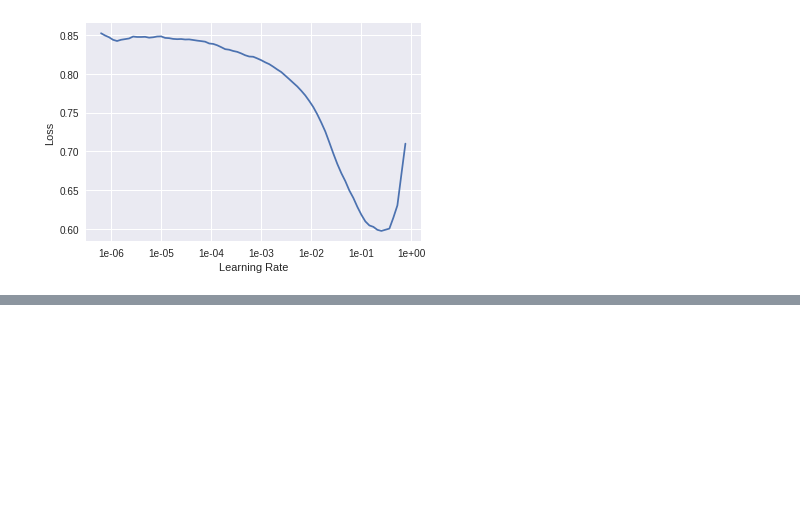
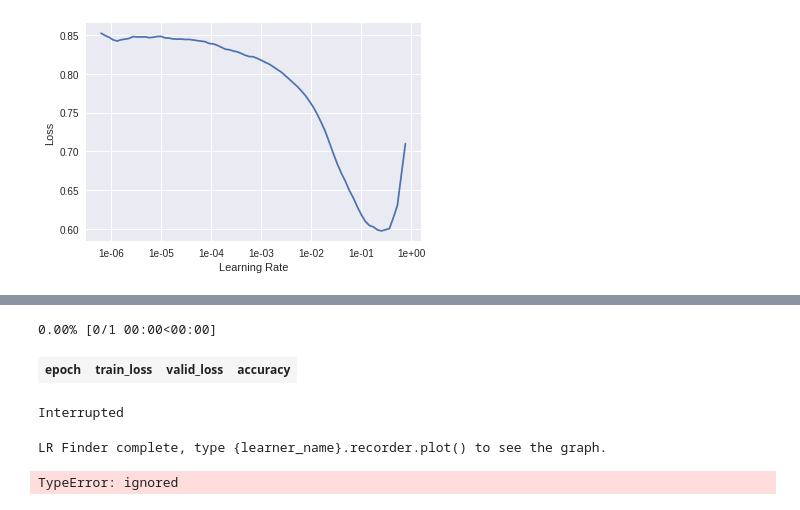
Before and after one commit to shyampagadi/fastai, a Jupyter notebook: Untitled16.ipynb, the cells around one changed output, grey strips where cells are left out. Drawn from its saved outputs; the diff is of its cells as text; code cells hidden in the pictures; blank space fills up the shorter version.

```diff
--- a/Untitled16.ipynb
+++ b/Untitled16.ipynb
@@ -92,0 +158,2 @@ learn.fit_one_cycle(5, slice(lr))
+# %%
+path = Path('data/quora/')
@@ -92,0 +164,16 @@ learn.fit_one_cycle(5, slice(lr))
+# %%
+data = (TextSplitData.from_csv(path, 'train_s.csv', input_cols=1, label_cols=2)
+        .datasets(TextDataset)
+        .tokenize() #can specify custom arguments for tokenization here
+        .numericalize() #can specify custom arguments for numericalization here
+        .databunch(TextDataBunch))
+# %%
+learn = language_model_learner(data, drop_mult=0.3, pretrained_model=URLs.WT103)
+# %%
+learn.lr_find()
+# %% [output]
+0.00% [0/1 00:00<00:00]
+| epoch | train_loss | valid_loss | accuracy |
+Interrupted
+LR Finder complete, type {learner_name}.recorder.plot() to see the graph.
+TypeError: ignored
```
Also changed, not shown: parts of 16 cells of this notebook.
